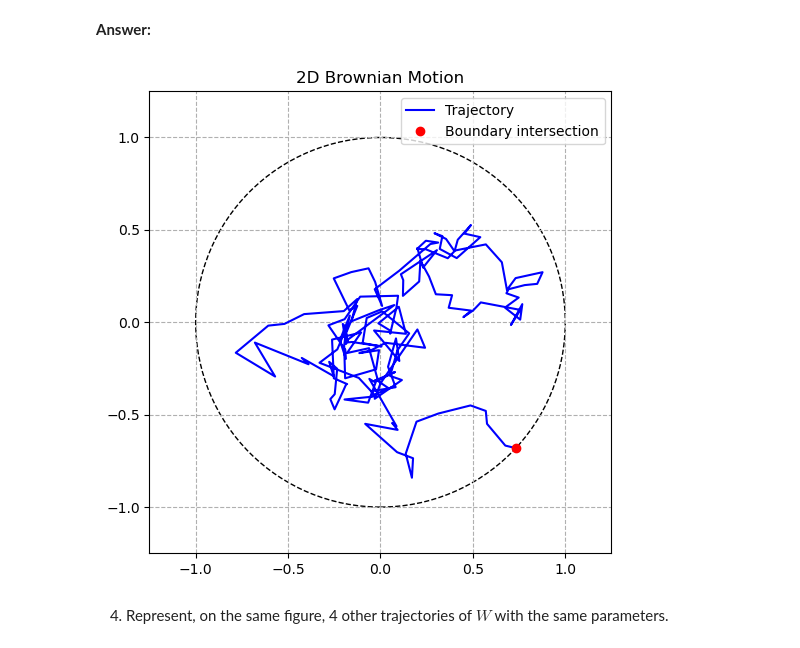
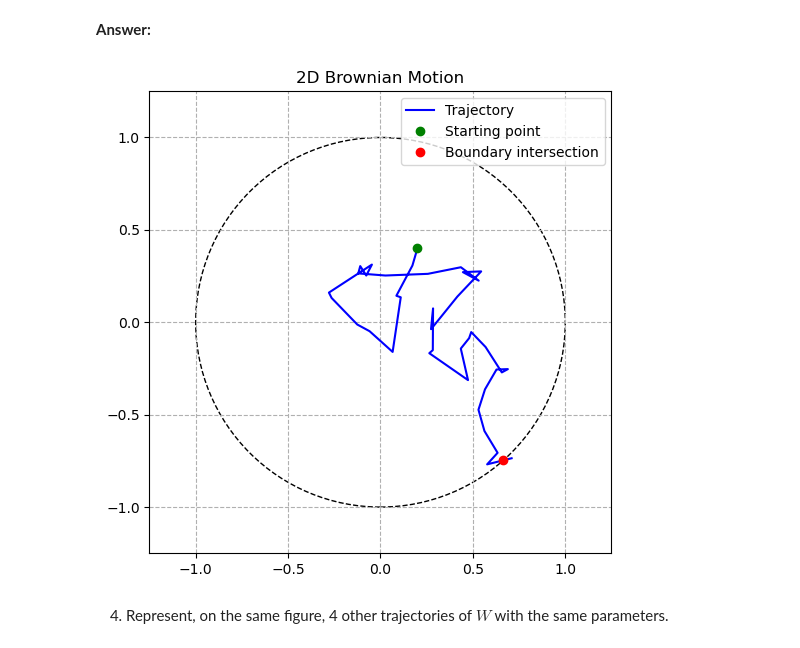
Before and after one commit to antoineamiel/python_sdia, a Jupyter notebook: Labs/Lab3/lab3.ipynb, the cells around one changed output. Cells and saved outputs as stored; diff of their text form; code cells hidden in the pictures.

```diff
--- a/Labs/Lab3/lab3.ipynb
+++ b/Labs/Lab3/lab3.ipynb
@@ -79,7 +79,7 @@ def brownian_motion(niter, x, step, rng):
     assert isinstance(rng, np.random.Generator), "rng must be a numpy random Generator"
 
     W = [x]
-    intersection = 0
+    intersection = None
     for _ in range(niter):
         W.append(W[-1] + np.sqrt(step)*rng.normal(size=2))
         if np.linalg.norm(W[-1]) >= 1:
@@ -114,30 +114,30 @@ def brownian_motion(niter, x, step, rng):
 # %%
 import matplotlib.pyplot as plt
 
 W, intersection = brownian_motion(1000, np.array([0.2, 0.4]), 0.01, rng)
 W = np.array(W)
 
-# Trajectory plot
+# Plot the trajectory
 fig, ax = plt.subplots(figsize=(6, 6))
 ax.plot(W[:, 0], W[:, 1], lw=1.5, color="blue", label="Trajectory")
+ax.plot(W[0, 0], W[0, 1], "go", label="Starting point")
 if intersection is not None:
-    # Unpack intersection point with *
     ax.plot(*intersection, "ro", label="Boundary intersection")
 
 # Draw unit circle (boundary)
 circle = plt.Circle((0, 0), 1, color="black", fill=False, linestyle="--")
 ax.add_artist(circle)
 
 plt.xlim(-1.25,1.25)
 plt.ylim(-1.25,1.25)
 plt.grid(linestyle="--", zorder=1)
 ax.set_aspect(1)
 ax.set_title("2D Brownian Motion")
 ax.legend()
 
 plt.show()
 # %% [output]
-[figure, old version]
+[figure, new version]
 # %% [markdown]
 4. Represent, on the same figure, 4 other trajectories of $W$ with the same parameters.
 # %% [markdown]
```
Also changed, not shown: parts of 7 cells of this notebook, 1 other file.
